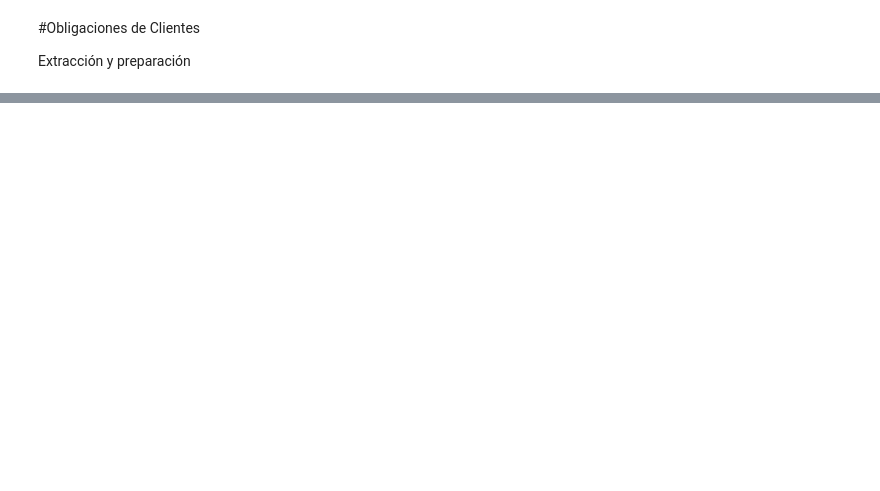
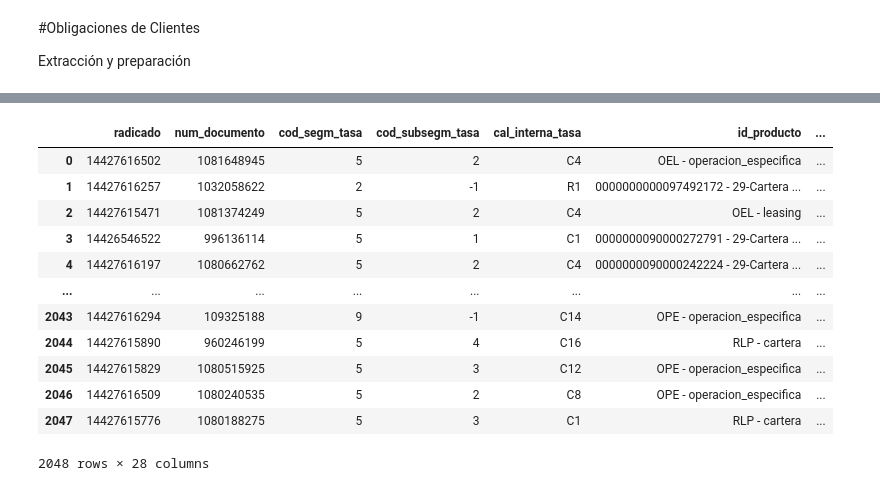
Before and after one commit to dapv9/obligaciones, a Jupyter notebook: etl-obligaciones.ipynb, the cells around one changed output, grey strips where cells are left out. Drawn from its saved outputs; the diff is of its cells as text; code cells hidden in the pictures; blank space fills up the shorter version.

Commit message:
Se consolida tasa correspondiente por producto

```diff
--- a/etl-obligaciones.ipynb
+++ b/etl-obligaciones.ipynb
@@ -16,0 +9,11 @@ FileNotFoundError: [Errno 2] No such file or directory: 'Obligaciones_clientes.x
+# %%
+#Cargue de la información en Dataframes
+#Archivo Obligaciones: Contiene la información de las obligaciones de los clientes con su respectivo detalle como lo es el valor, producto, plazo, entre otras (Más información en la hoja metadata del archivo)
+obligaciones = 'Obligaciones_clientes.xlsx'
+#Archivo Tasas: tasas_productos: Contiene la tasa de interés de cada producto (Más información en la hoja metadata del archivo)
+tasas = 'tasas_productos.xlsx'
+
+#Creamos el df con las obligaciones
+df_obl = pd.read_excel(obligaciones,sheet_name='Obligaciones_clientes')
+#Creamos el df con las tasas
+df_tas = pd.read_excel(tasas,sheet_name='Tasas')
@@ -16,0 +31,6 @@ FileNotFoundError: [Errno 2] No such file or directory: 'Obligaciones_clientes.x
+# %%
+#Calculamos Nombre del producto en nueva columna
+
+df_obl['nombre_producto'] = df_obl['id_producto'].apply(lambda x: x.rsplit('-',1)[1]).str.strip().apply(lambda x: x.split(' ',1)[0]).str.strip().str.lower()
+nombre_producto=df_obl['nombre_producto'].drop_duplicates()
+nombre_producto
@@ -16,0 +58,3 @@ FileNotFoundError: [Errno 2] No such file or directory: 'Obligaciones_clientes.x
+# %%
+df_obl_tas = pd.merge(df_obl,df_tas,left_on=['cod_segm_tasa','cod_subsegm_tasa','cal_interna_tasa'],right_on=['cod_segmento','cod_subsegmento','calificacion_riesgos'], how ='left')
+df_obl_tas.head()
@@ -16,0 +69,19 @@ FileNotFoundError: [Errno 2] No such file or directory: 'Obligaciones_clientes.x
+# %%
+#realizamos la asignación de la tasa segun el tipo de producto.
+df_obl_tas['tasa_producto']= df_obl_tas.apply(lambda row : row[f'tasa_{row["nombre_producto"]}'],axis=1)
+df_tasas_x_pro = df_obl_tas.groupby('nombre_producto')[]
+tasa_por_producto
+# %% [output]
+|  | radicado | num_documento | cod_segm_tasa | cod_subsegm_tasa | cal_interna_tasa | id_producto | ... |
+| 0 | 14427616502 | 1081648945 | 5 | 2 | C4 | OEL - operacion_especifica | ... |
+| 1 | 14427616257 | 1032058622 | 2 | -1 | R1 | 0000000000097492172 - 29-Cartera ... | ... |
+| 2 | 14427615471 | 1081374249 | 5 | 2 | C4 | OEL - leasing | ... |
+| 3 | 14426546522 | 996136114 | 5 | 1 | C1 | 0000000090000272791 - 29-Cartera ... | ... |
+| 4 | 14427616197 | 1080662762 | 5 | 2 | C4 | 0000000090000242224 - 29-Cartera ... | ... |
+| ... | ... | ... | ... | ... | ... | ... | ... |
+| 2043 | 14427616294 | 109325188 | 9 | -1 | C14 | OPE - operacion_especifica | ... |
+| 2044 | 14427615890 | 960246199 | 5 | 4 | C16 | RLP - cartera | ... |
+| 2045 | 14427615829 | 1080515925 | 5 | 3 | C12 | OPE - operacion_especifica | ... |
+| 2046 | 14427616509 | 1080240535 | 5 | 2 | C8 | OPE - operacion_especifica | ... |
+| 2047 | 14427615776 | 1080188275 | 5 | 3 | C1 | RLP - cartera | ... |
+2048 rows × 28 columns
```
Also changed, not shown: parts of 8 cells of this notebook, 1 other file.
